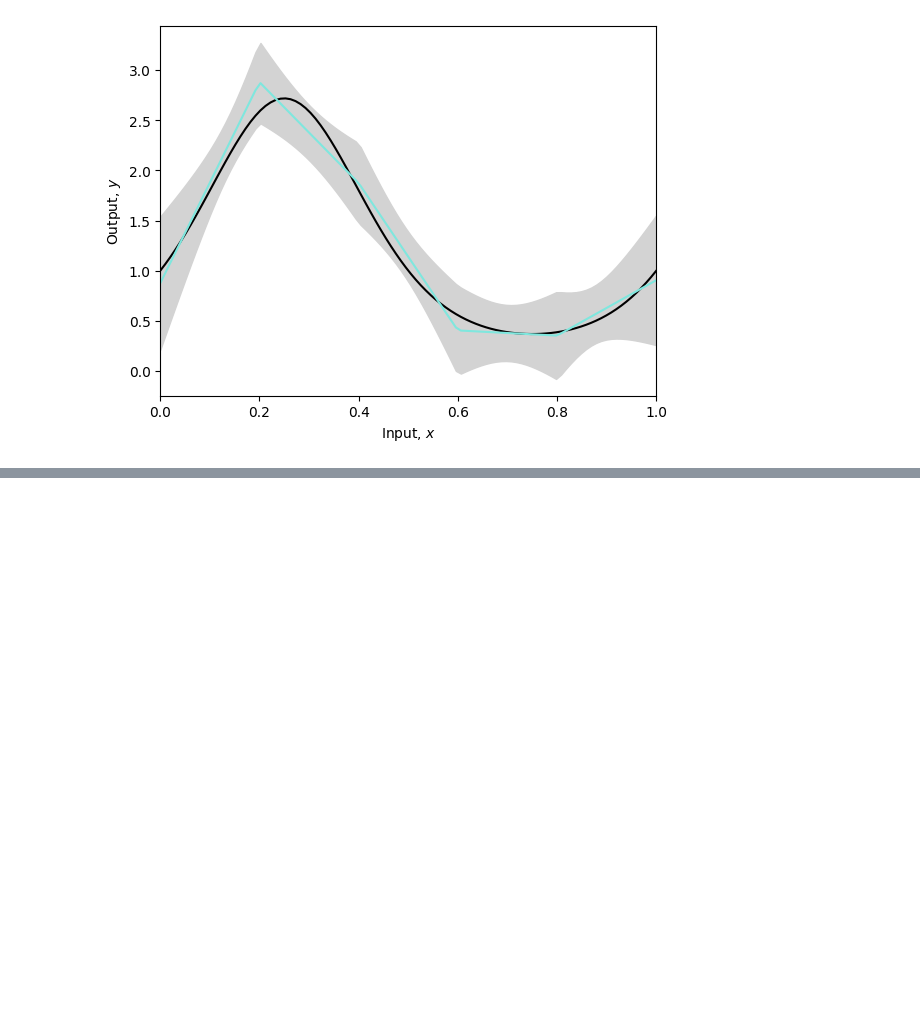
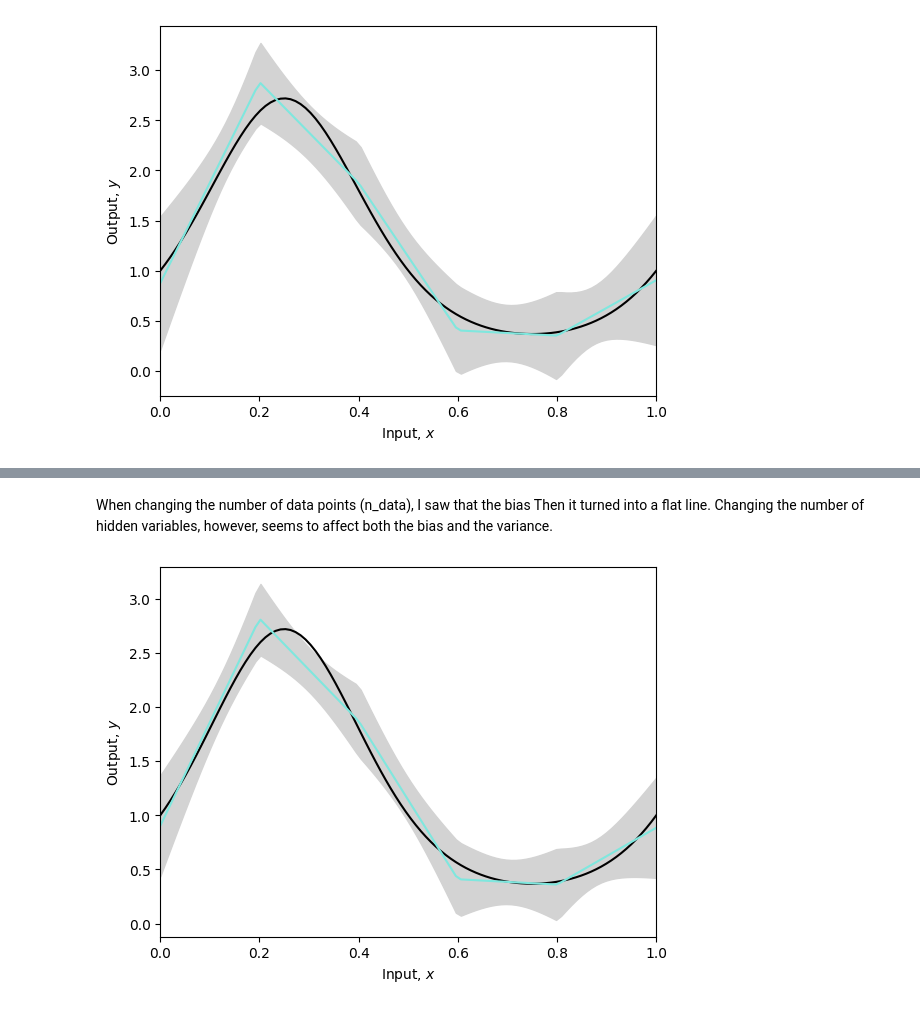
Before and after one commit to sfowler4/CSCE588_NN, a Jupyter notebook: Notebooks/Chap08/8_2_Bias_Variance_Trade_Off.ipynb, the cells around one changed output, grey strips where cells are left out. Drawn from its saved outputs; the diff is of its cells as text; code cells hidden in the pictures; blank space fills up the shorter version.

```diff
--- a/Notebooks/Chap08/8_2_Bias_Variance_Trade_Off.ipynb
+++ b/Notebooks/Chap08/8_2_Bias_Variance_Trade_Off.ipynb
@@ -202,0 +205,17 @@ plt.show()
+# %% [markdown]
+When changing the number of data points (n_data), I saw that the bias  Then it turned into a flat line. Changing the number of hidden variables, however, seems to affect both the bias and the variance.
+# %%
+# Let's generate N random data sets, fit the model N times and look the mean and variance
+n_datasets = 100
+n_data = 30
+sigma_func = 0.3
+n_hidden = 5
+
+# Get mean and variance of fitted model
+np.random.seed(1)
+mean_model, std_model = get_model_mean_variance(n_data, n_datasets, n_hidden, sigma_func) ;
+
+# Plot the results
+plot_function(x_func, y_func, x_model=x_model, y_model=mean_model, sigma_model=std_model)
+# %% [output]
+[figure, added]
```
Also changed, not shown: parts of 2 cells of this notebook.
